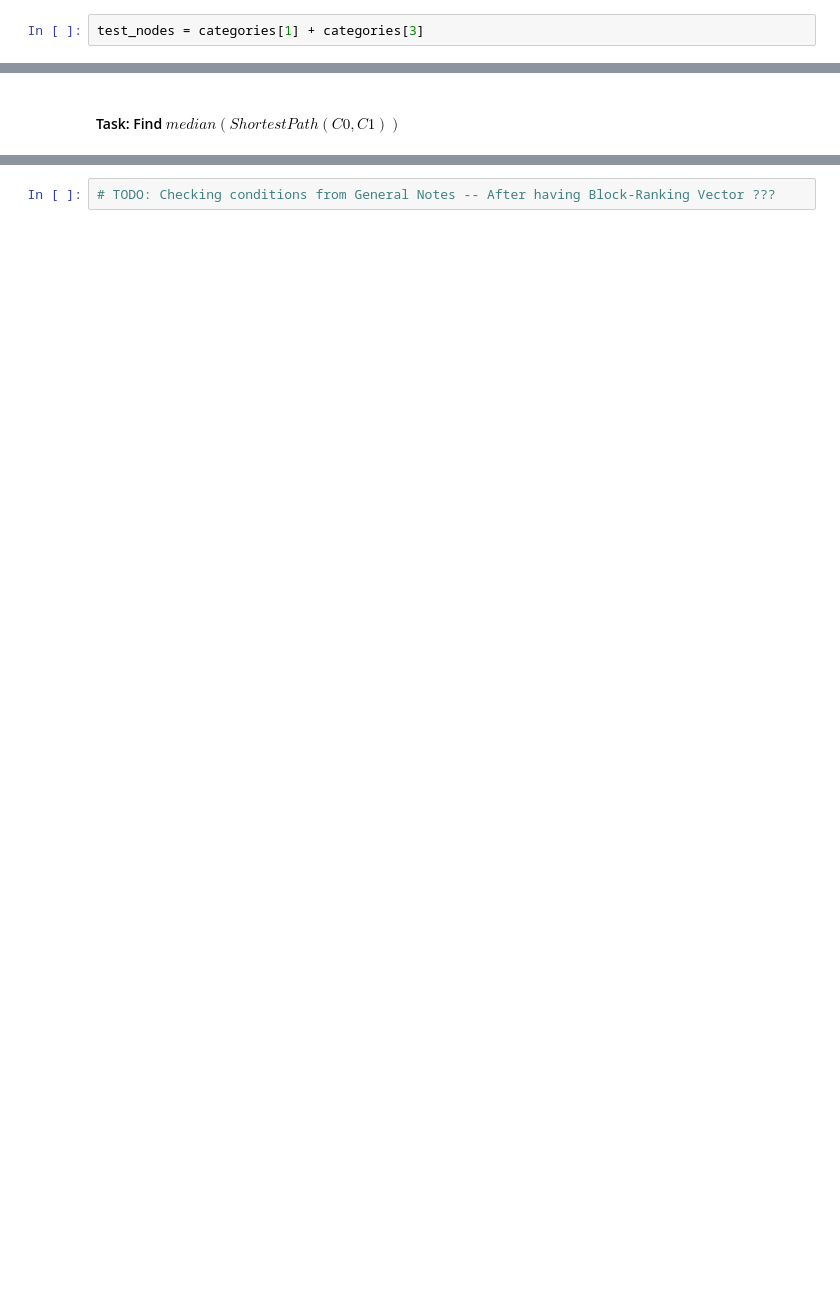
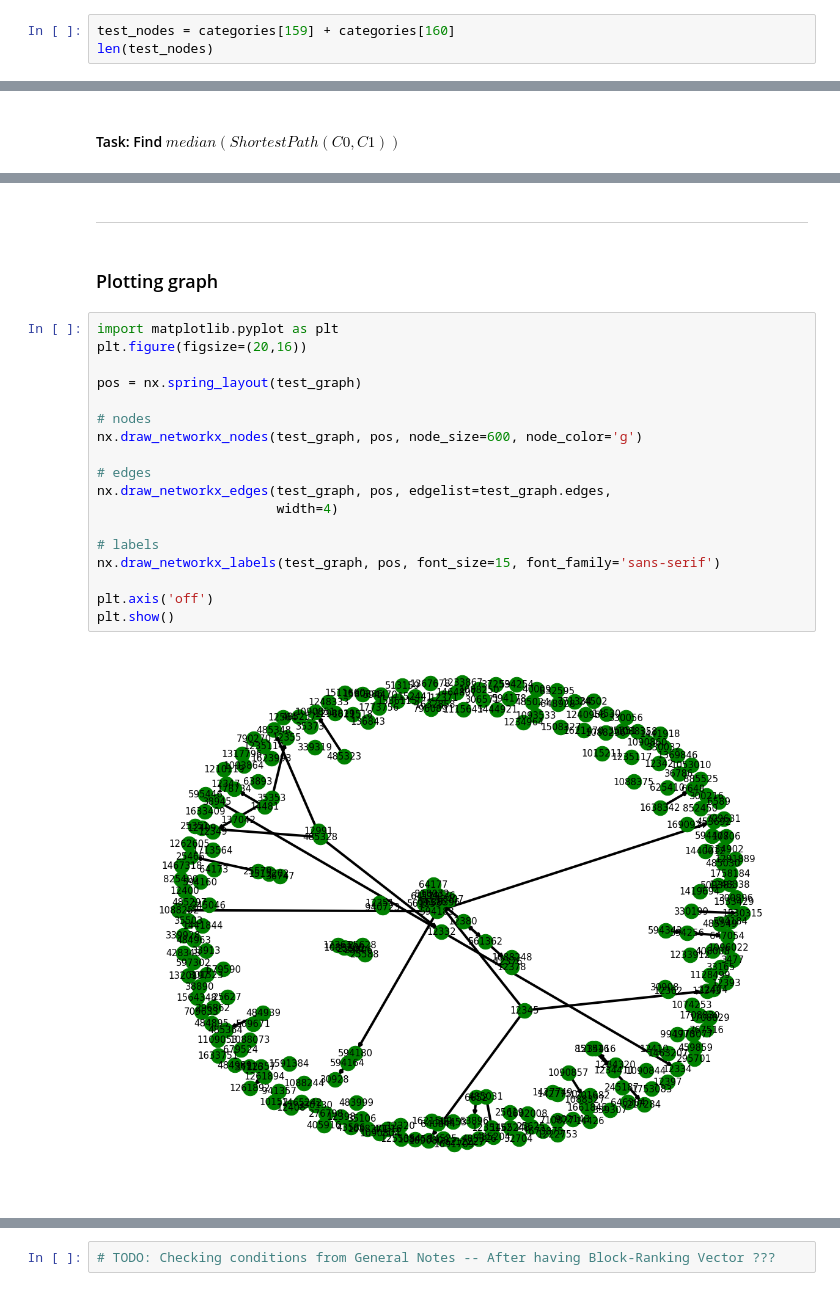
Before and after one commit to guilhermevescovi/Wikipedia-hyperlinks-graph, a Jupyter notebook: HW-graphs-networkx.ipynb, the cells around one changed output, grey strips where cells are left out. Cells and saved outputs as stored; diff of their text form; blank space fills up the shorter version.

```diff
--- a/HW-graphs-networkx.ipynb
+++ b/HW-graphs-networkx.ipynb
@@ -70,4 +103,5 @@ selected_category_indx[:5]
 # %% [markdown]
 #### Creating graph consisting of example categories
 # %%
-test_nodes = categories[1] + categories[3]
+test_nodes = categories[159] + categories[160]
+len(test_nodes)
@@ -87,0 +242,24 @@ OutEdgeView([(540020, 538870), (538870, 540020)])
+# %% [markdown]
+--------------------------
+# %% [markdown]
+### Plotting graph
+# %%
+import matplotlib.pyplot as plt
+plt.figure(figsize=(20,16))
+
+pos = nx.spring_layout(test_graph)
+
+# nodes
+nx.draw_networkx_nodes(test_graph, pos, node_size=600, node_color='g')
+
+# edges
+nx.draw_networkx_edges(test_graph, pos, edgelist=test_graph.edges,
+                       width=4)
+
+# labels
+nx.draw_networkx_labels(test_graph, pos, font_size=15, font_family='sans-serif')
+
+plt.axis('off')
+plt.show()
+# %% [output]
+[figure, added]
```
Also changed, not shown: parts of 34 cells of this notebook.
